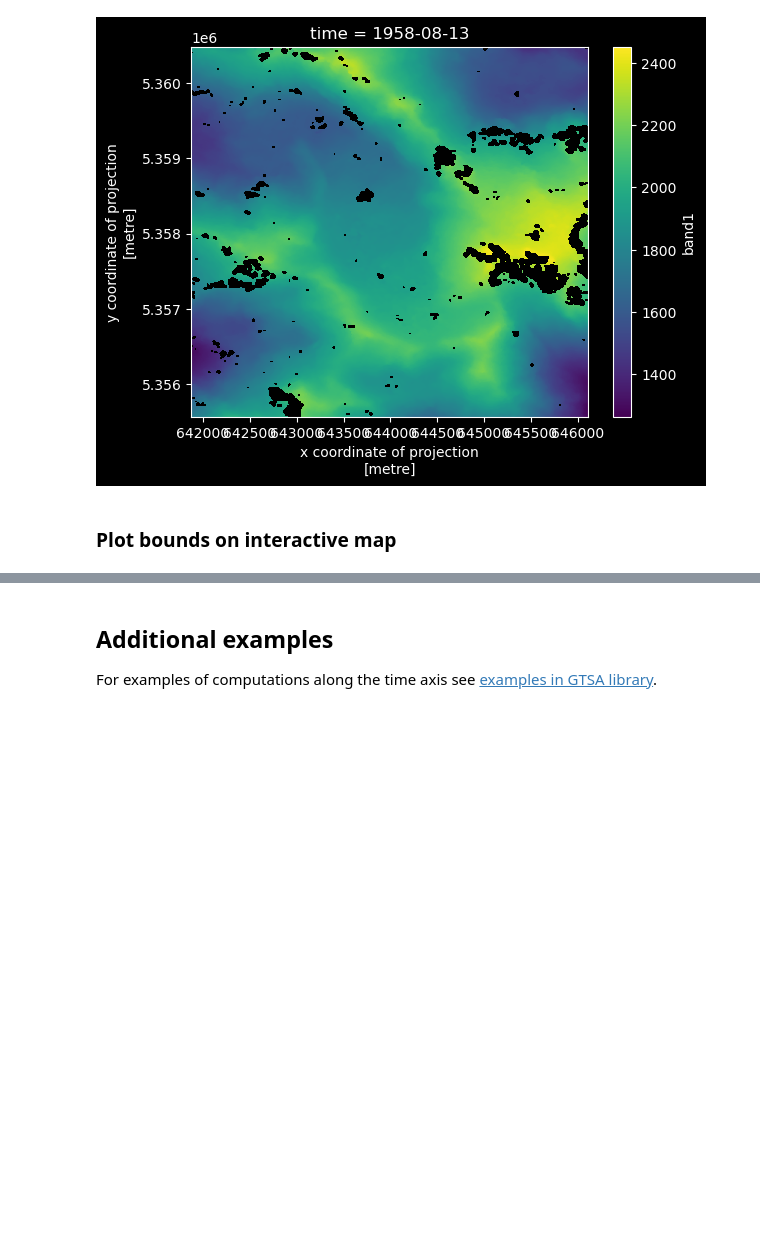
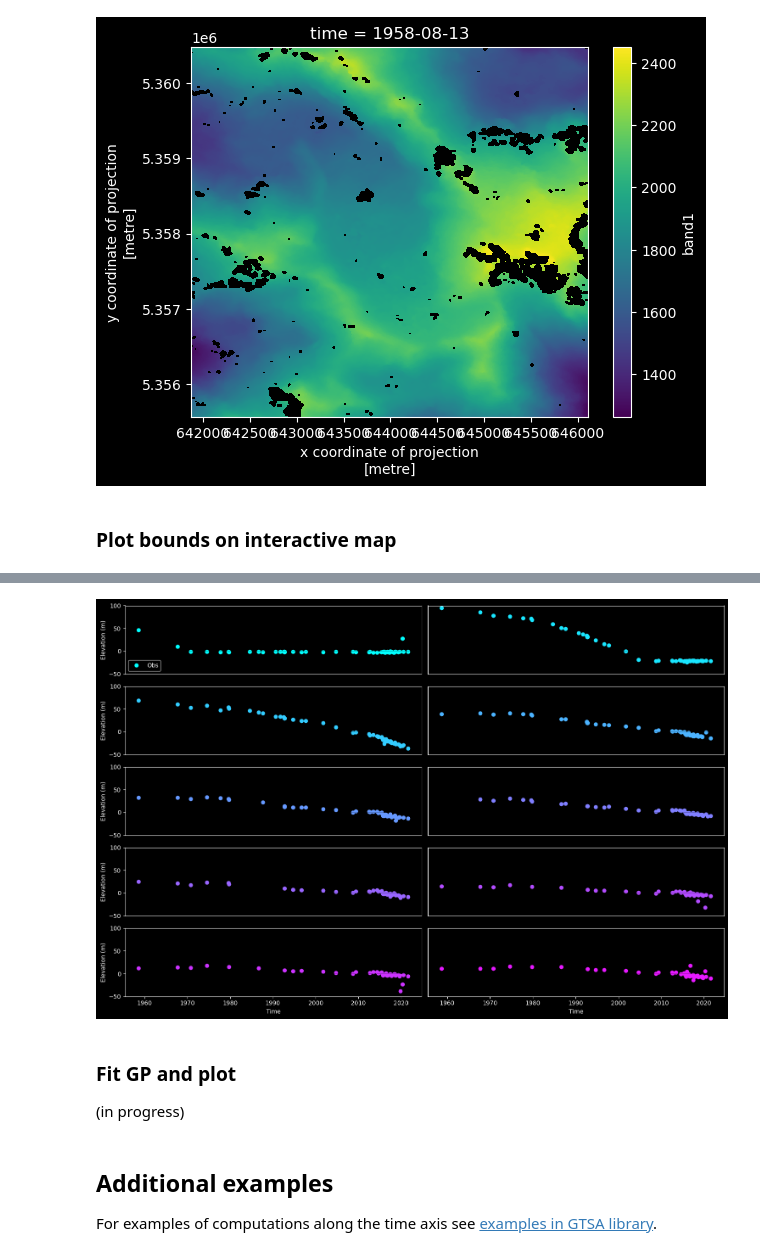
Before and after one commit to geo-smart/spacetime-elevation, a Jupyter notebook: contributors/friedrich/mount_baker_south_cascade_aws_data_access.ipynb, the cells around one changed output, grey strips where cells are left out. Saved outputs shown, nothing was run; the diff lists cells and outputs as text; code cells hidden in the pictures; blank space fills up the shorter version.

```diff
--- a/contributors/friedrich/mount_baker_south_cascade_aws_data_access.ipynb
+++ b/contributors/friedrich/mount_baker_south_cascade_aws_data_access.ipynb
@@ -142,3 +197,16 @@ scg_gdf.explore(tiles="https://mt1.google.com/vt/lyrs=s&x={x}&y={y}&z={z}",
+# %%
+tools.plot_time_series_gallery(time_stamps,
+                         time_series_data,
+                         ylim=(-50,100),
+                         sharey=True,
+                         cmap='cool',
+                        )
+# %% [output]
+[figure, added]
+# %% [markdown]
+### Fit GP and plot
+
+(in progress)
 # %% [markdown]
 ## Additional examples
 
```
Also changed, not shown: parts of 12 cells of this notebook, 3 other files.
